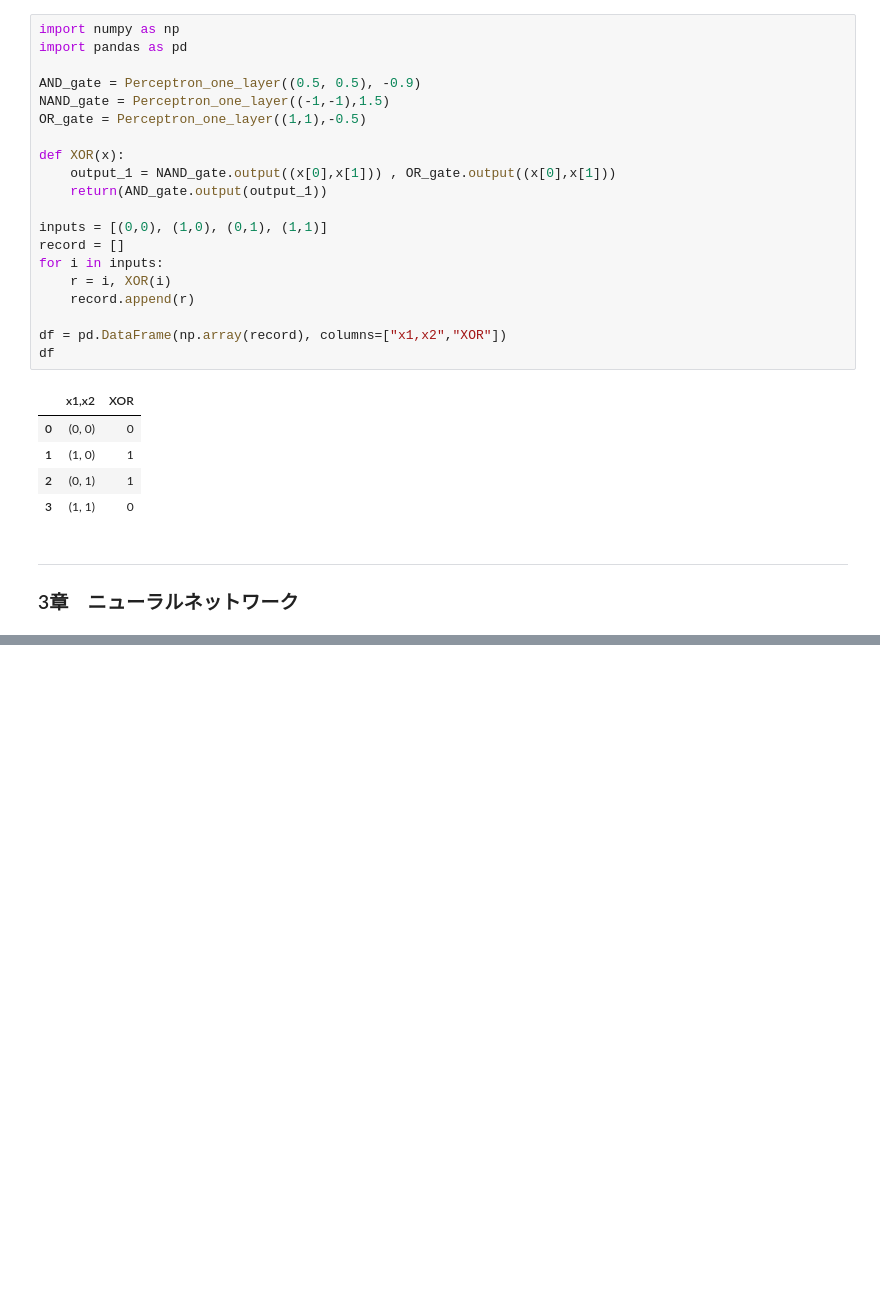
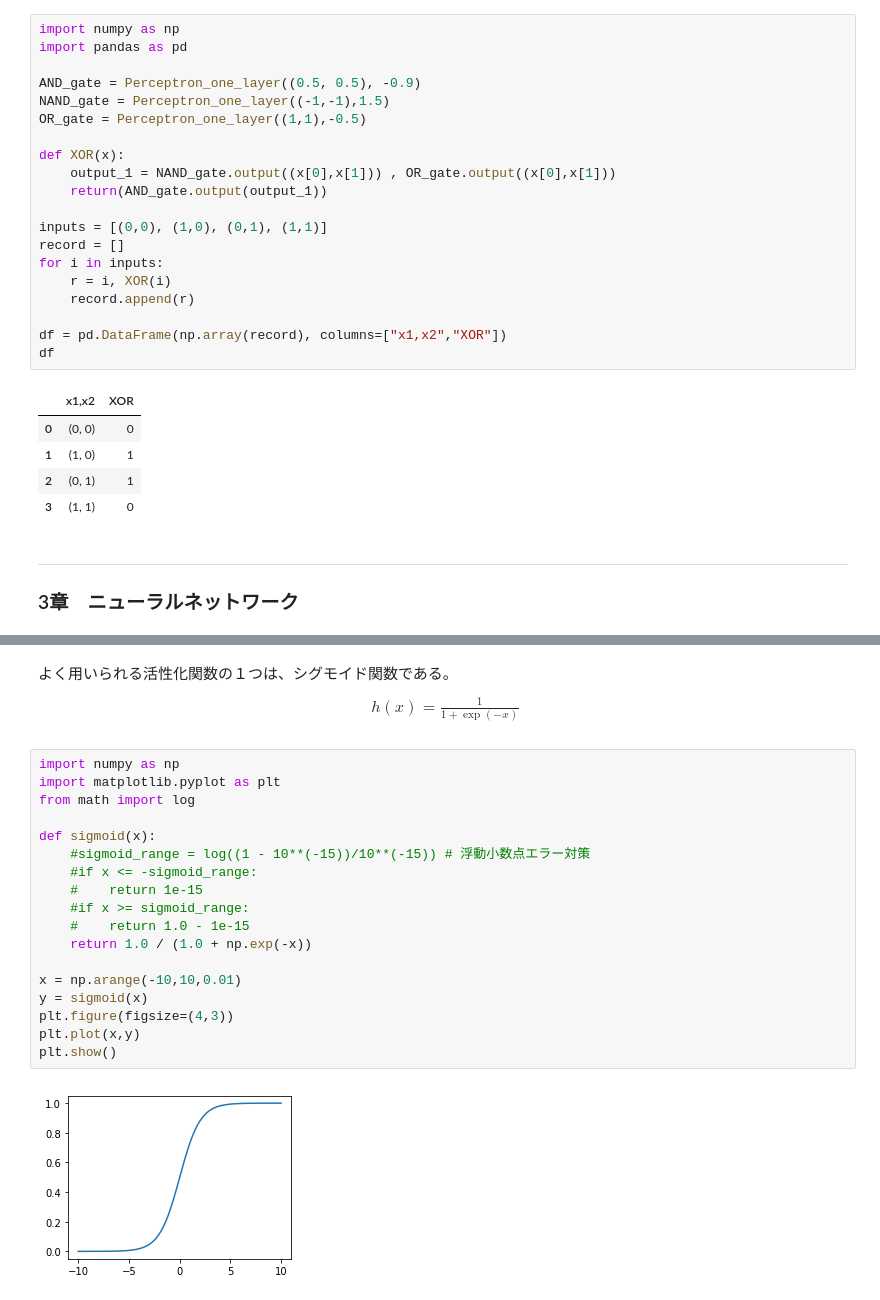
Before and after one commit to YouheiKomakine/pytorch-code-examples, a Jupyter notebook: Deep_Learning_from_Scratch_1.ipynb, the cells around one changed output, grey strips where cells are left out. Cells and saved outputs as stored; diff of their text form; blank space fills up the shorter version.

```diff
--- a/Deep_Learning_from_Scratch_1.ipynb
+++ b/Deep_Learning_from_Scratch_1.ipynb
@@ -209,0 +222,25 @@ df
+# %% [markdown]
+よく用いられる活性化関数の１つは、シグモイド関数である。
+\begin{align*}
+h(x) = \frac{1}{1 + \exp(-x)}
+\end{align*}
+# %%
+import numpy as np
+import matplotlib.pyplot as plt
+from math import log
+
+def sigmoid(x):
+    #sigmoid_range = log((1 - 10**(-15))/10**(-15)) # 浮動小数点エラー対策
+    #if x <= -sigmoid_range:
+    #    return 1e-15
+    #if x >= sigmoid_range:
+    #    return 1.0 - 1e-15
+    return 1.0 / (1.0 + np.exp(-x))
+
+x = np.arange(-10,10,0.01)
+y = sigmoid(x)
+plt.figure(figsize=(4,3))
+plt.plot(x,y)
+plt.show()
+# %% [output]
+[figure, added]
```
Also changed, not shown: parts of 7 cells of this notebook.
